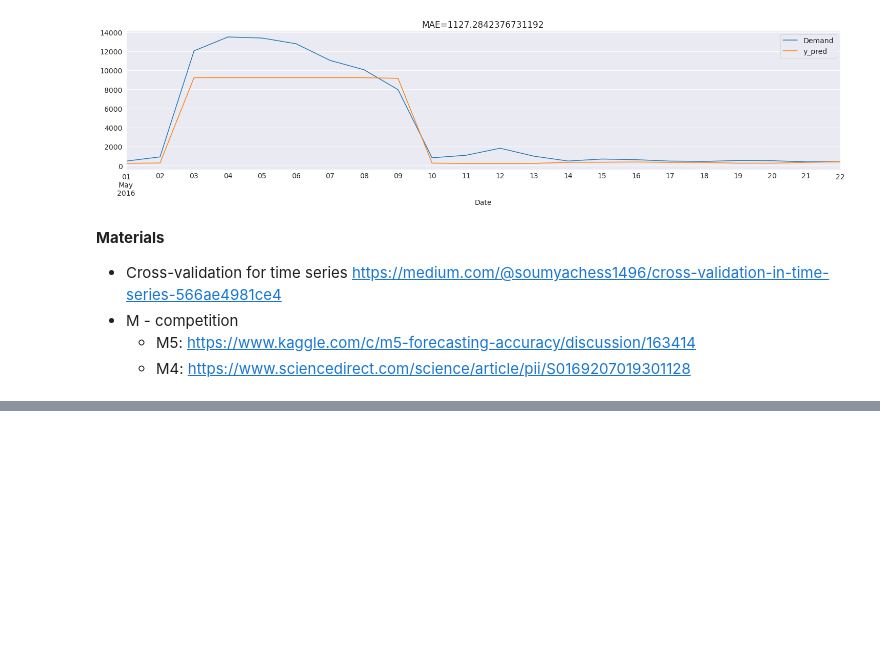
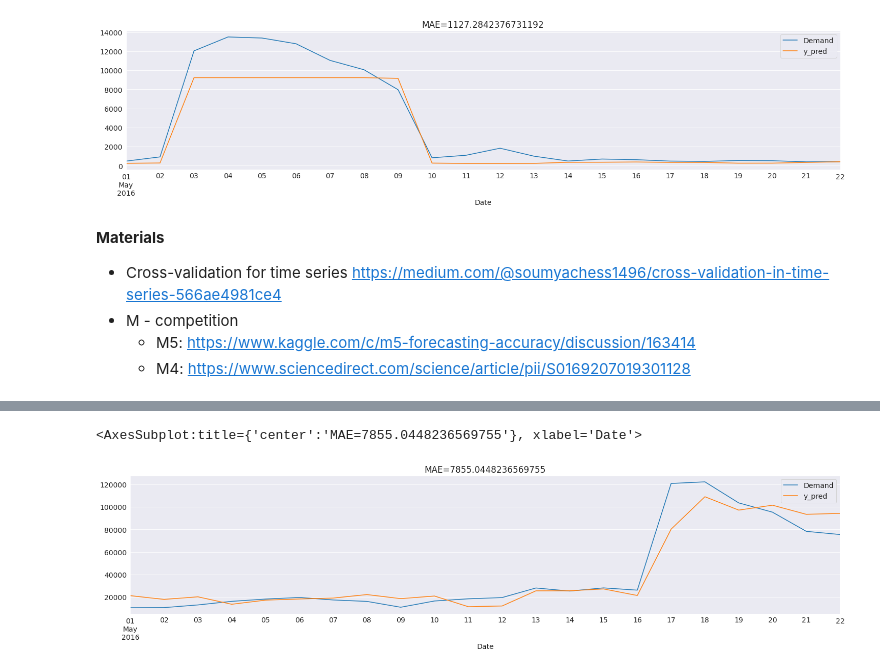
Before and after one commit to zhus-dika/ts_forecasting, a Jupyter notebook: HW3_TSForecasting_with_ML.ipynb, the cells around one changed output, grey strips where cells are left out. Saved outputs shown, nothing was run; the diff lists cells and outputs as text; code cells hidden in the pictures; blank space fills up the shorter version.

```diff
--- a/HW3_TSForecasting_with_ML.ipynb
+++ b/HW3_TSForecasting_with_ML.ipynb
@@ -1041,0 +1080,11 @@ X_test2.merge(y_true[y_true['SKU_id']==2], how = 'inner', left_index = True, rig
+# %%
+y_true = test_y.groupby(['SKU_id','Date']).agg({'Demand':'sum'}).reset_index().set_index('Date')
+
+# WAPE for sku 1
+qlt , _ = qualityMAE(y_true[y_true['SKU_id']==1]['Demand'], X_test1['y_pred'])
+
+#draw forecast and actuals
+X_test1.merge(y_true[y_true['SKU_id']==1], how = 'inner', left_index = True, right_index = True)[['Demand', 'y_pred']].plot(title = 'MAE='+str(qlt))
+# %% [output]
+<AxesSubplot:title={'center':'MAE=7855.0448236569755'}, xlabel='Date'>
+[figure, added]
```
Also changed, not shown: parts of 17 cells of this notebook.
